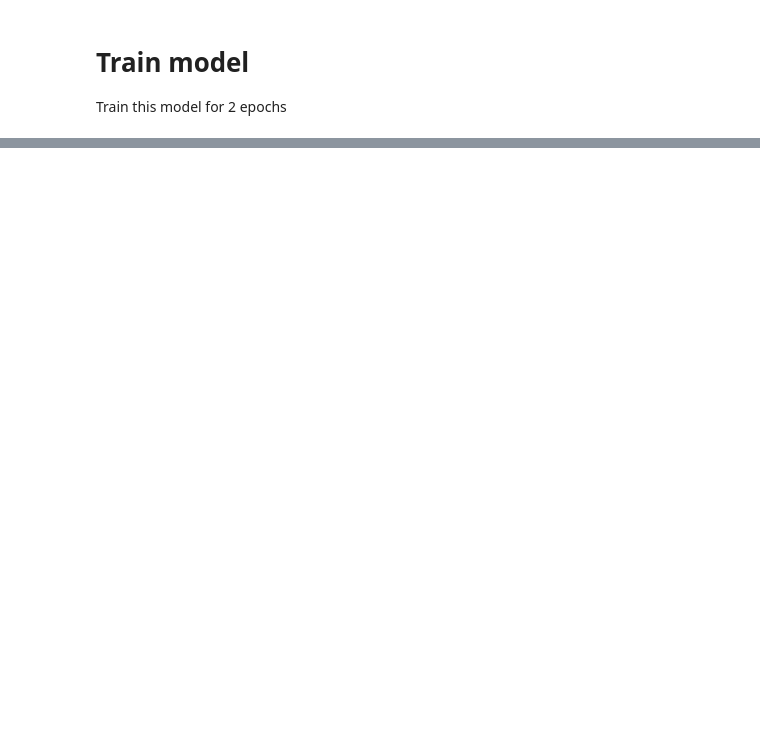
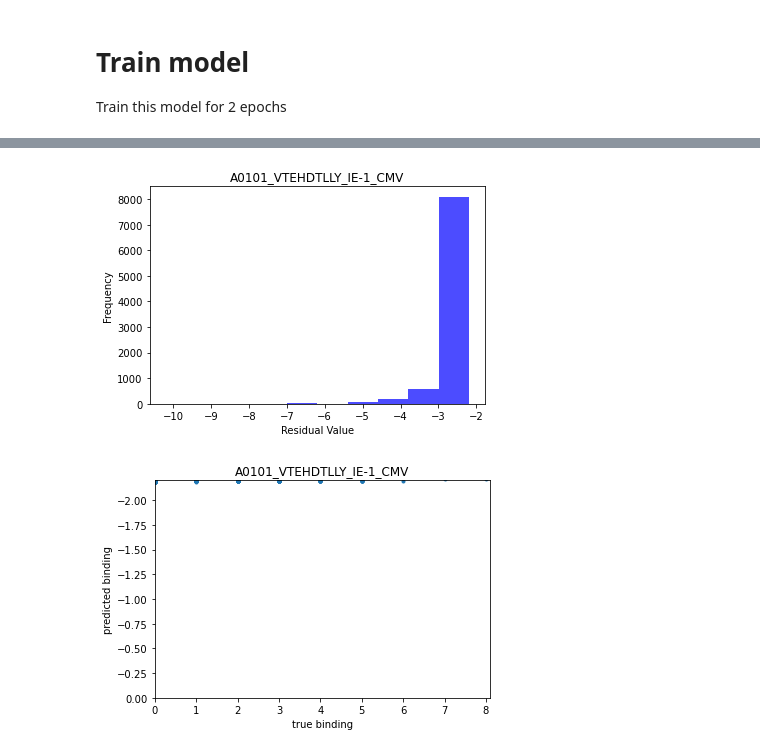
Before and after one commit to jboesen/tcellmatch, a Jupyter notebook: tutorials/10x_dataset_training.ipynb, the cells around one changed output, grey strips where cells are left out. Drawn from its saved outputs; the diff is of its cells as text; code cells hidden in the pictures; blank space fills up the shorter version.

```diff
--- a/tutorials/10x_dataset_training.ipynb
+++ b/tutorials/10x_dataset_training.ipynb
@@ -410,0 +33,11 @@ if SAVE_TO_NUMPY:
+# %%
+ffn = tm.models.EstimatorFfn()
+indir = '../tutorial_data/'
+data = np.load(f"{indir}ffn_data_big_c.npz")
+ffn.x_train = data["x_train"]
+ffn.covariates_train = data["covariates_train"]
+ffn.y_train = data["y_train"]
+ffn.x_test = data["x_test"]
+ffn.covariates_test = data["covariates_test"]
+ffn.y_test = data["y_test"]
+ffn.clone_train = data["clone_train"]
@@ -898,0 +312,6 @@ ffn.get_residuals(14)
+# %%
+ffn.plot_residuals(antigen_idx=0, target_ids=target_ids)
+ffn.compare_preds(antigen_idx=0, target_ids=target_ids)
+# %% [output]
+[figure, added]
+[figure, added]
```
Also changed, not shown: parts of 95 cells of this notebook, 4 other files.
